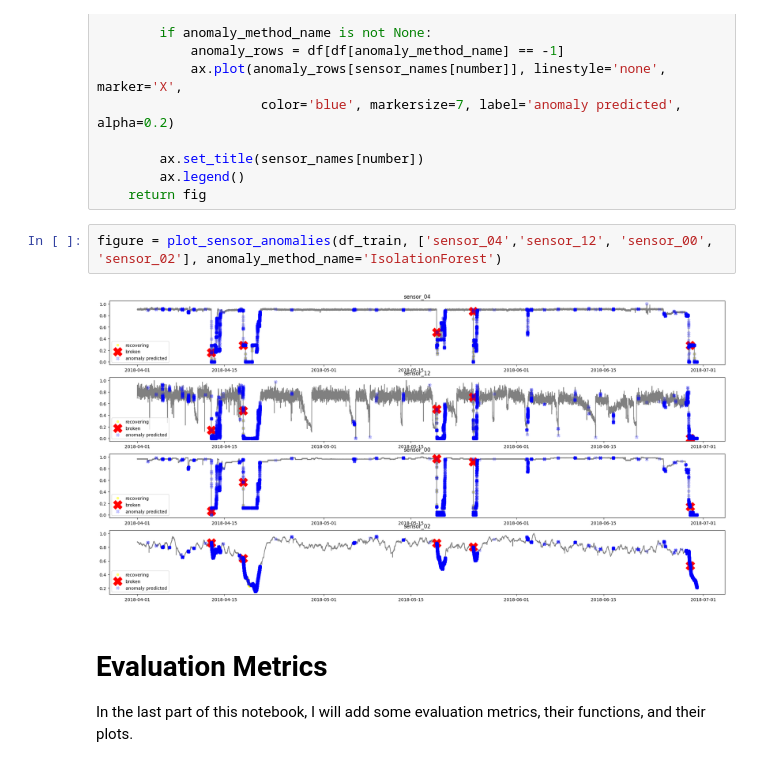
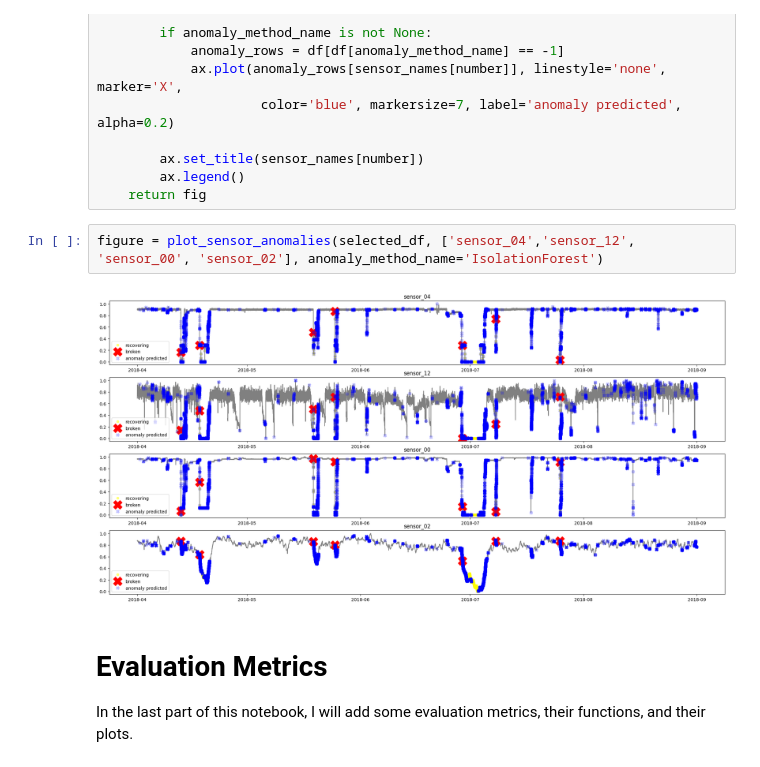
Before and after one commit to hooman-b/Programming_2, a Jupyter notebook: Week_2_7/test_notebook.ipynb, the cells around one changed output. Cells and saved outputs as stored; diff of their text form.

```diff
--- a/Week_2_7/test_notebook.ipynb
+++ b/Week_2_7/test_notebook.ipynb
@@ -708,9 +705,9 @@ def plot_sensor_anomalies(df, sensor_names, column_name='machine_status', anomal
         ax.legend()
     return fig
 # %%
-figure = plot_sensor_anomalies(df_train, ['sensor_04','sensor_12', 'sensor_00', 'sensor_02'], anomaly_method_name='IsolationForest')
+figure = plot_sensor_anomalies(selected_df, ['sensor_04','sensor_12', 'sensor_00', 'sensor_02'], anomaly_method_name='IsolationForest')
 # %% [output]
-[figure, old version]
+[figure, new version]
 # %% [markdown]
 # Evaluation Metrics
 In the last part of this notebook, I will add some evaluation metrics, their functions, and their plots.
```
Also changed, not shown: parts of 13 cells of this notebook, 3 other files.
